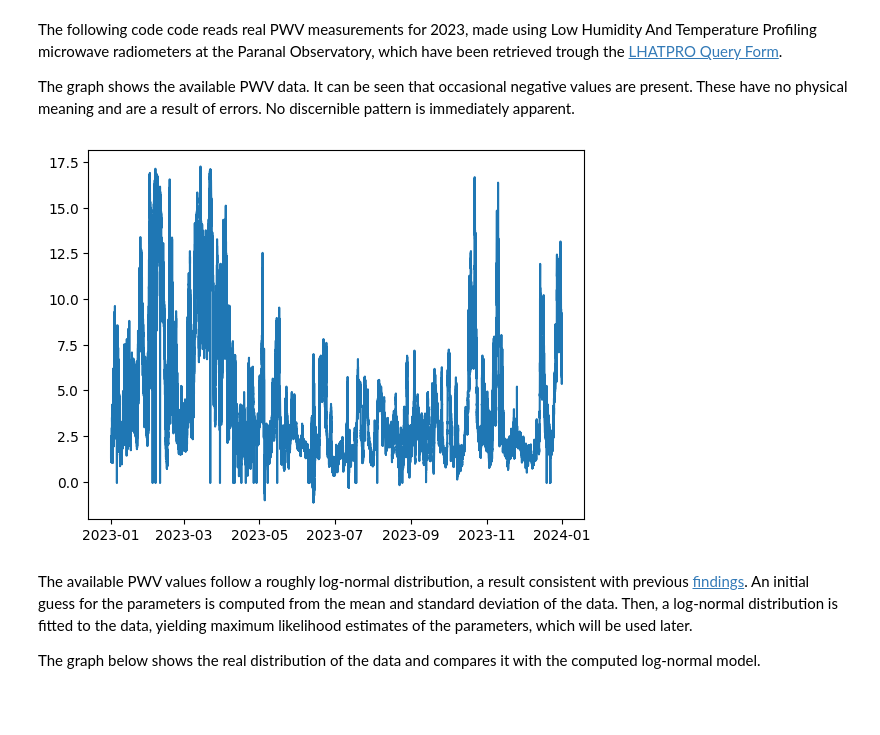
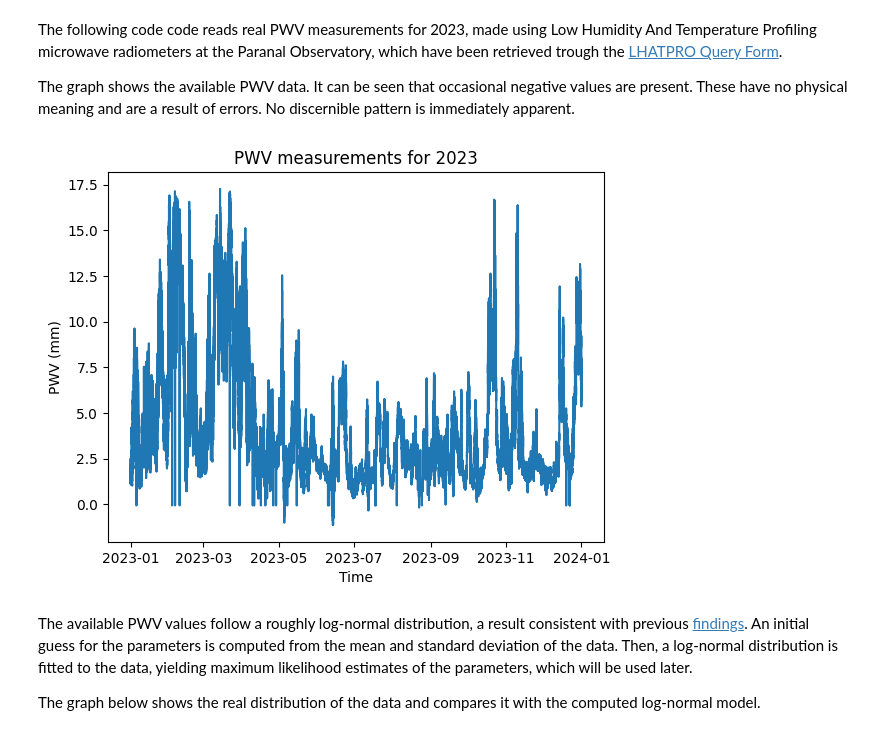
Before and after one commit to Aspie96/AstroTesi, a Jupyter notebook: notebooks/GeneratePVW.ipynb, the cells around one changed output. Cells and saved outputs as stored; diff of their text form; code cells hidden in the pictures; blank space fills up the shorter version.

```diff
--- a/notebooks/GeneratePVW.ipynb
+++ b/notebooks/GeneratePVW.ipynb
@@ -24,26 +24,29 @@ The graph shows the available PWV data. It can be seen that occasional negative
 # %%
 timestamps = []
 pwv_values = []
 
 with gzip.open(DATA_DIR / "wdb_query_eso.csv.gz", mode="rt", newline="") as fp:
 	reader = csv.reader(fp)
 	next(reader)
 	next(reader)
 	for row in reader:
 		if len(row) == 3:
 			p, t, pwv = row
 			if pwv:
 				t = dateutil.parser.parse(t)
 				pwv = float(pwv)
 				timestamps.append(t)
 				pwv_values.append(pwv)
 
 pwv_values = np.asarray(pwv_values)
 
 plt.plot(timestamps, pwv_values)
+plt.title("PWV measurements for 2023")
+plt.xlabel("Time")
+plt.ylabel("PWV ($mm$)")
 plt.show()
 # %% [output]
-[figure, old version]
+[figure, new version]
 # %% [markdown]
 The available PWV values follow a roughly log-normal distribution, a result consistent with previous [findings](https://agupubs.onlinelibrary.wiley.com/doi/10.1029/2005JD006731). An initial guess for the parameters is computed from the mean and standard deviation of the data. Then, a log-normal distribution is fitted to the data, yielding maximum likelihood estimates of the parameters, which will be used later.
 
```
Also changed, not shown: parts of 8 cells of this notebook.
